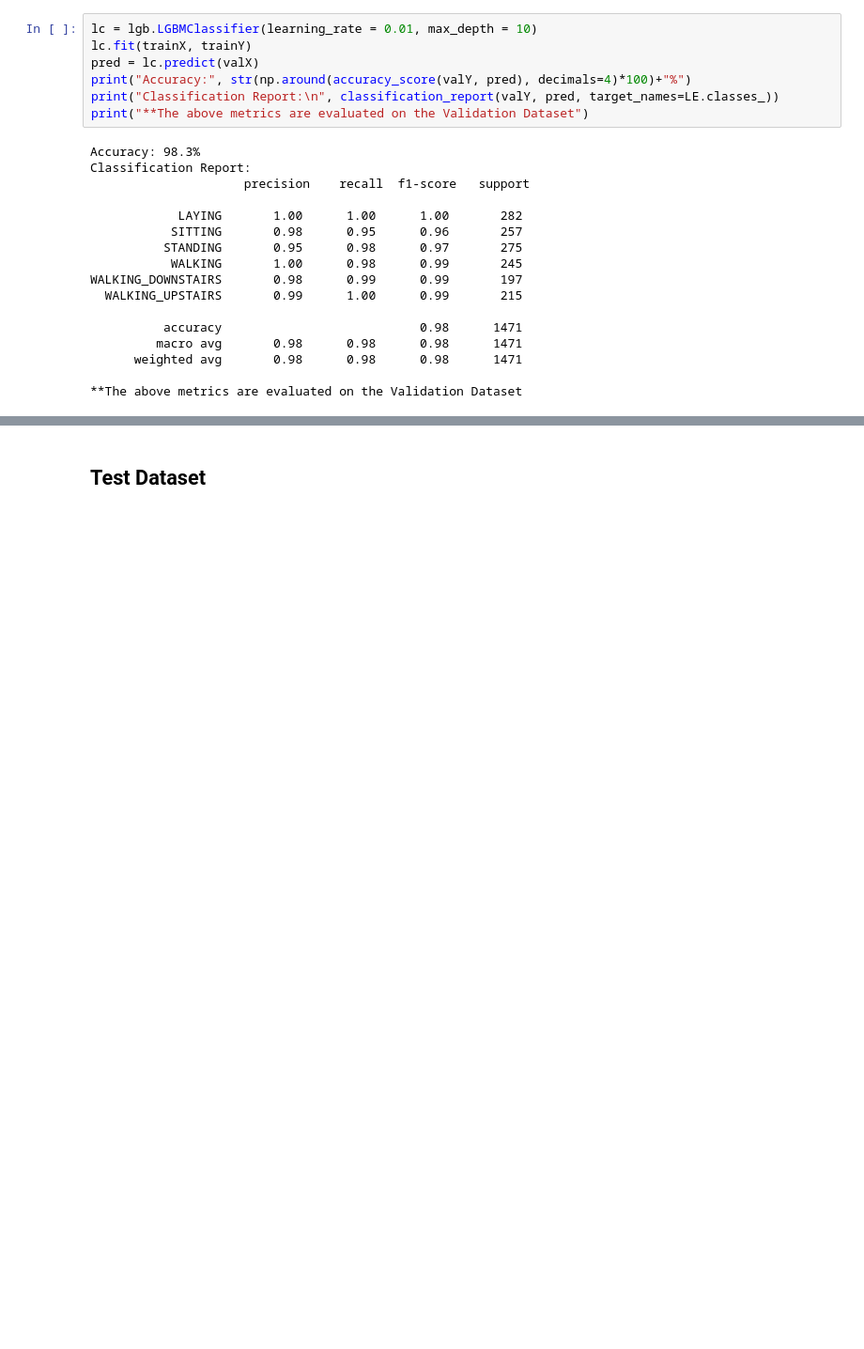
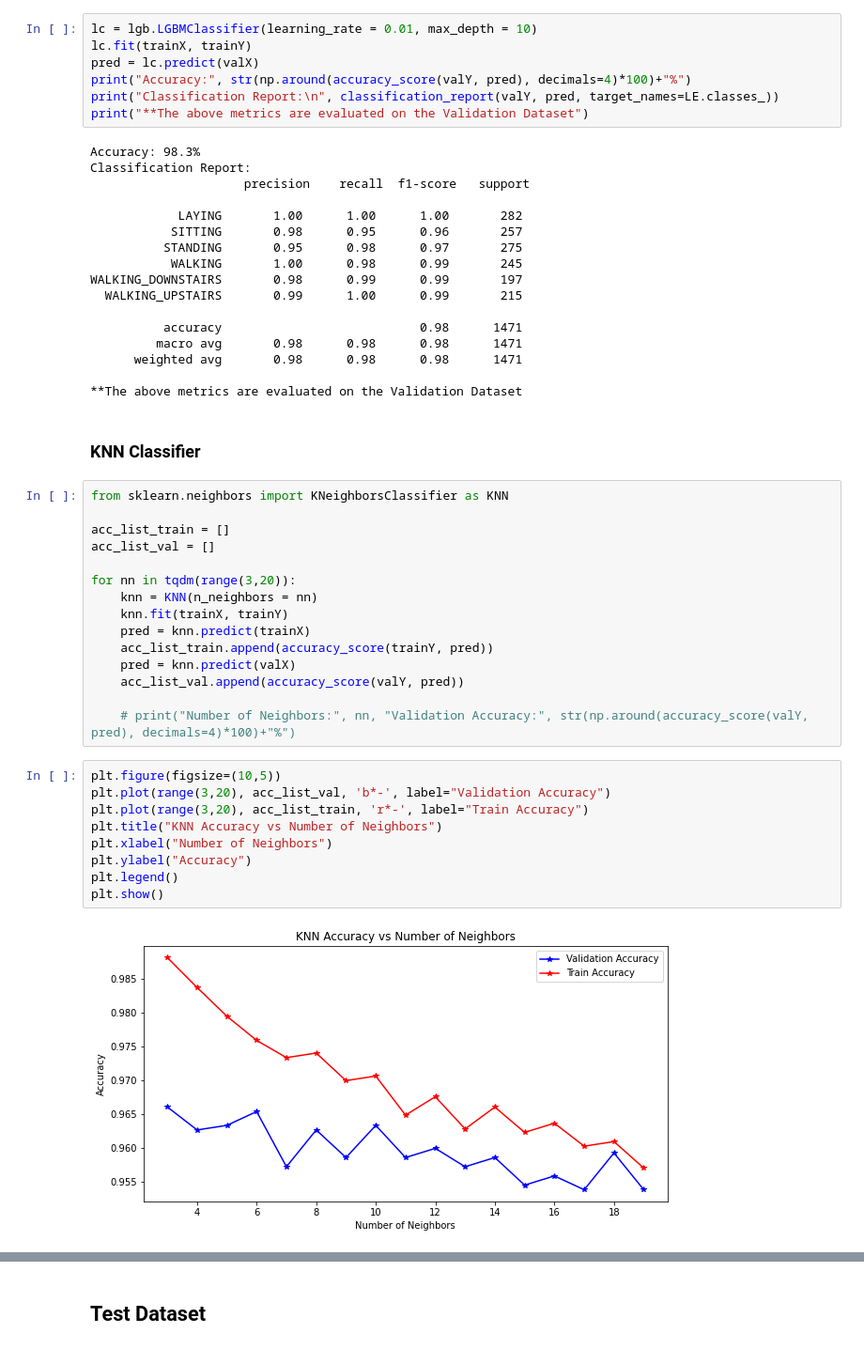
Before and after one commit to sawmill811/Human-Activity-Recognition, a Jupyter notebook: main.ipynb, the cells around one changed output, grey strips where cells are left out. Shown at 94% size. Drawn from its saved outputs; the diff is of its cells as text; blank space fills up the shorter version.

```diff
--- a/main.ipynb
+++ b/main.ipynb
@@ -427,3 +420,31 @@ WALKING_DOWNSTAIRS       0.98      0.99      0.99       197
       weighted avg       0.98      0.98      0.98      1471
 
 **The above metrics are evaluated on the Validation Dataset
+# %% [markdown]
+### KNN Classifier
+# %%
+from sklearn.neighbors import KNeighborsClassifier as KNN
+
+acc_list_train = []
+acc_list_val = []
+
+for nn in tqdm(range(3,20)):
+    knn = KNN(n_neighbors = nn)
+    knn.fit(trainX, trainY)
+    pred = knn.predict(trainX)
+    acc_list_train.append(accuracy_score(trainY, pred))
+    pred = knn.predict(valX)
+    acc_list_val.append(accuracy_score(valY, pred))
+
+    # print("Number of Neighbors:", nn, "Validation Accuracy:", str(np.around(accuracy_score(valY, pred), decimals=4)*100)+"%")
+# %%
+plt.figure(figsize=(10,5))
+plt.plot(range(3,20), acc_list_val, 'b*-', label="Validation Accuracy")
+plt.plot(range(3,20), acc_list_train, 'r*-', label="Train Accuracy")
+plt.title("KNN Accuracy vs Number of Neighbors")
+plt.xlabel("Number of Neighbors")
+plt.ylabel("Accuracy")
+plt.legend()
+plt.show()
+# %% [output]
+[figure, added]
```
Also changed, not shown: parts of 16 cells of this notebook.
